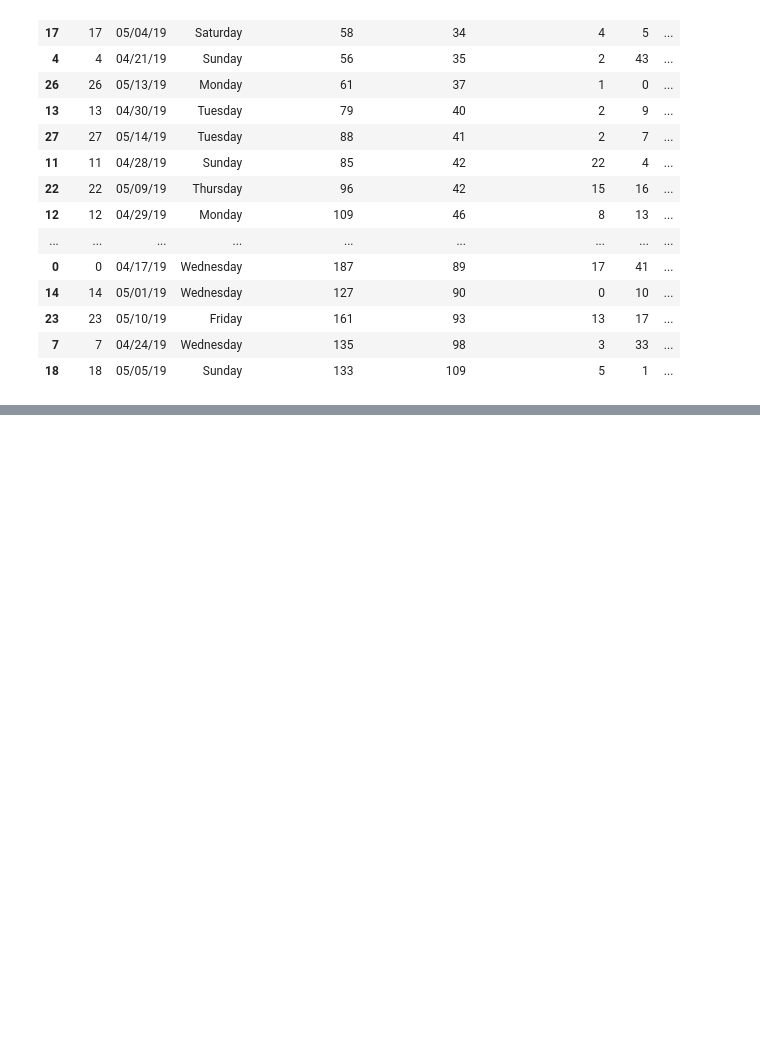
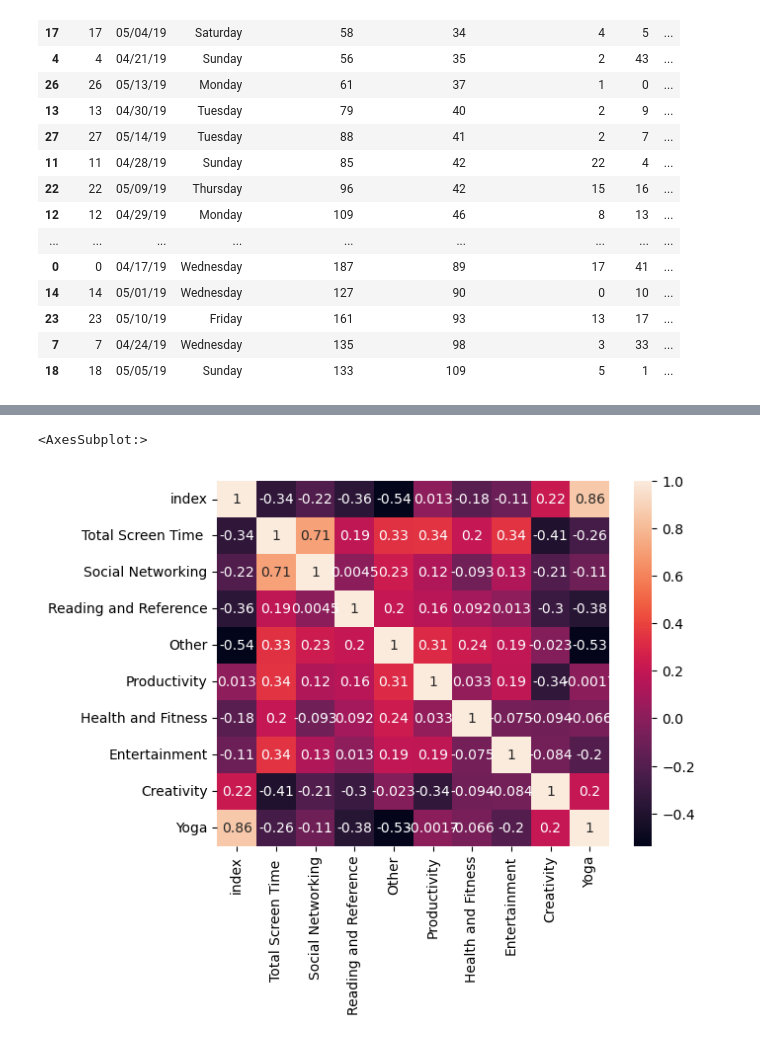
Before and after one commit to rashakil-ds/Machine-Learning-with-Python, a Jupyter notebook: 1. Data Manipulation with Python Pandas.ipynb, the cells around one changed output, grey strips where cells are left out. Cells and saved outputs as stored; diff of their text form; code cells hidden in the pictures; blank space fills up the shorter version.

```diff
--- a/1. Data Manipulation with Python Pandas.ipynb
+++ b/1. Data Manipulation with Python Pandas.ipynb
@@ -142,0 +389,6 @@ df.sort_values('Social Networking',ascending=True )
+# %%
+import seaborn as sns
+sns.heatmap(df.corr(), annot=True)
+# %% [output]
+<AxesSubplot:>
+[figure, added]
```
Also changed, not shown: parts of 49 cells of this notebook.
